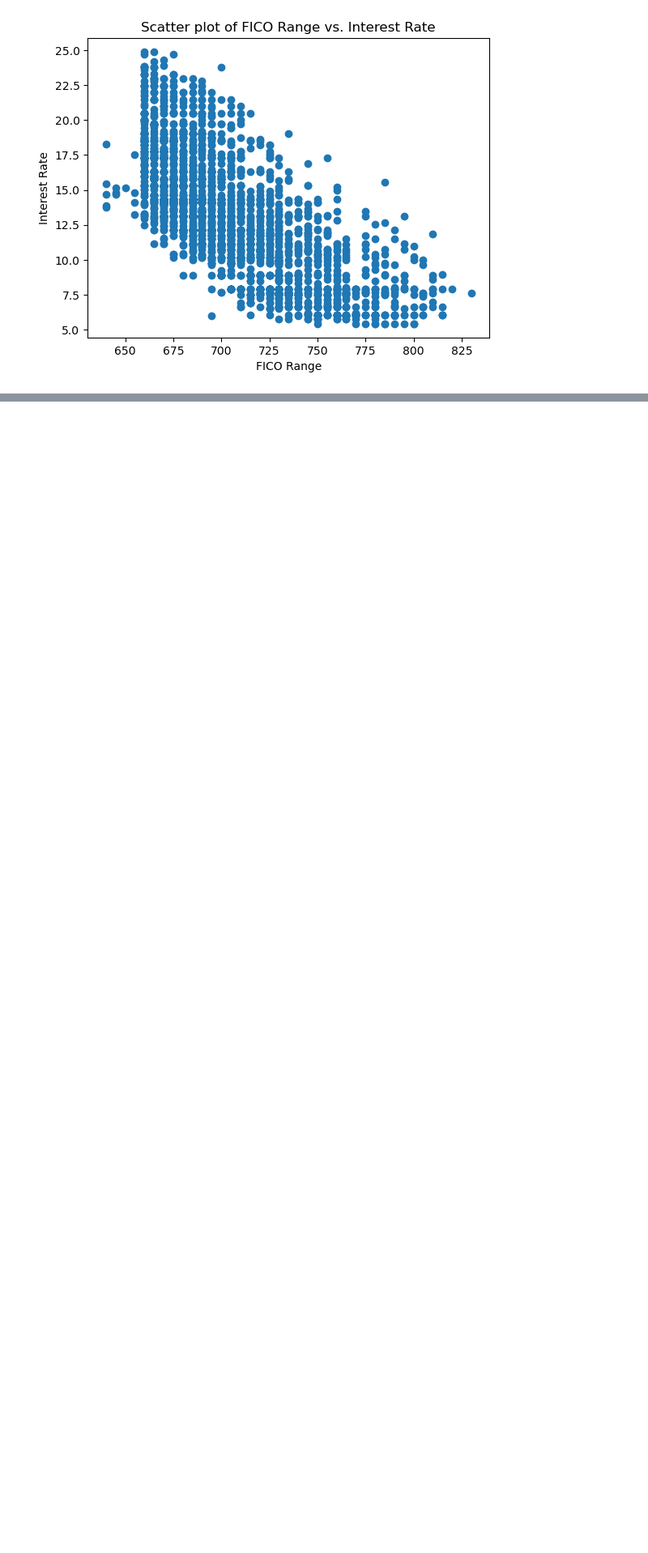
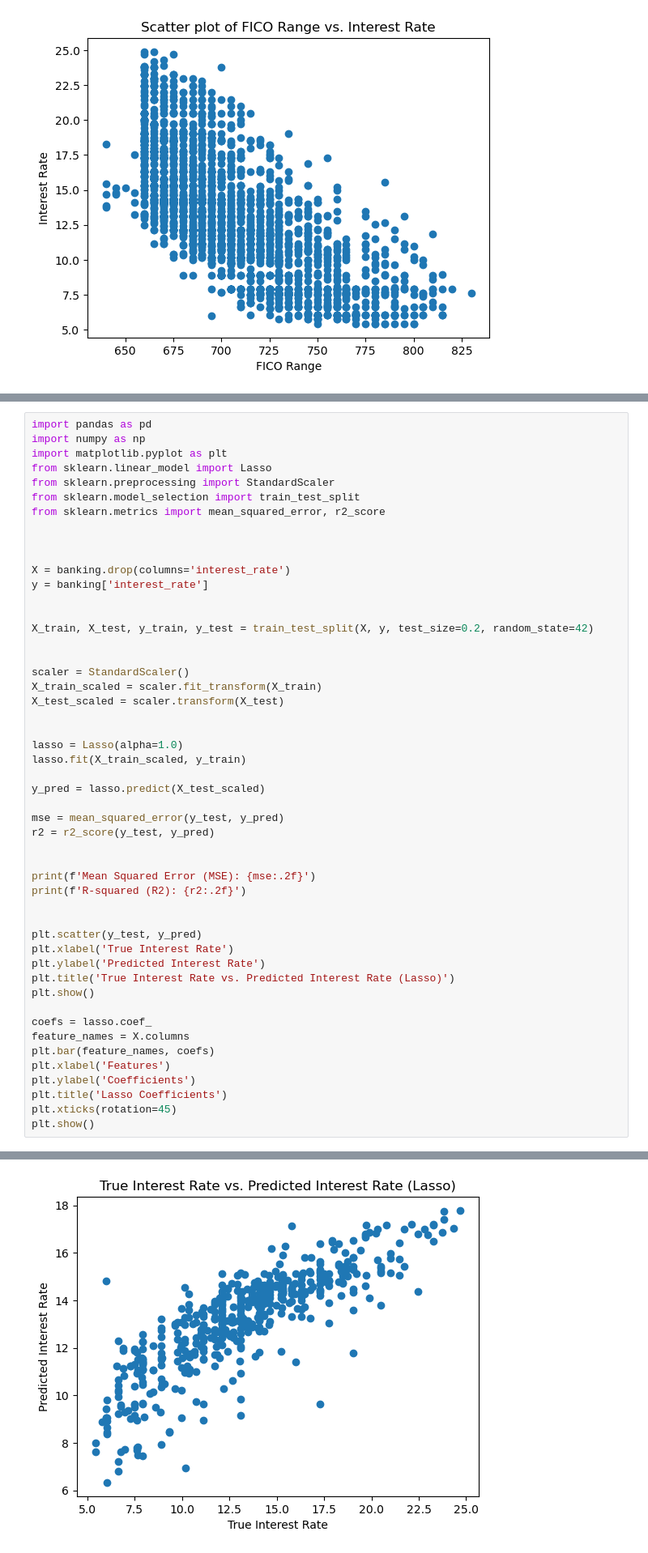
Before and after one commit to DocYoungblood/linear_regression_case_study, a Jupyter notebook: jj.ipynb, the cells around one changed output, grey strips where cells are left out. Shown at 81% size. Saved outputs shown, nothing was run; the diff lists cells and outputs as text; blank space fills up the shorter version.

Commit message:
experimenting with lasso method

```diff
--- a/jj.ipynb
+++ b/jj.ipynb
@@ -131,0 +173,51 @@ strong multicollinearity or other numerical problems.
+# %%
+import pandas as pd
+import numpy as np
+import matplotlib.pyplot as plt
+from sklearn.linear_model import Lasso
+from sklearn.preprocessing import StandardScaler
+from sklearn.model_selection import train_test_split
+from sklearn.metrics import mean_squared_error, r2_score
+
+
+
+X = banking.drop(columns='interest_rate')
+y = banking['interest_rate']
+
+
+X_train, X_test, y_train, y_test = train_test_split(X, y, test_size=0.2, random_state=42)
+
+
+scaler = StandardScaler()
+X_train_scaled = scaler.fit_transform(X_train)
+X_test_scaled = scaler.transform(X_test)
+
+
+lasso = Lasso(alpha=1.0)
+lasso.fit(X_train_scaled, y_train)
+
+y_pred = lasso.predict(X_test_scaled)
+
+mse = mean_squared_error(y_test, y_pred)
+r2 = r2_score(y_test, y_pred)
+
+
+print(f'Mean Squared Error (MSE): {mse:.2f}')
+print(f'R-squared (R2): {r2:.2f}')
+
+
+plt.scatter(y_test, y_pred)
+plt.xlabel('True Interest Rate')
+plt.ylabel('Predicted Interest Rate')
+plt.title('True Interest Rate vs. Predicted Interest Rate (Lasso)')
+plt.show()
+
+coefs = lasso.coef_
+feature_names = X.columns
+plt.bar(feature_names, coefs)
+plt.xlabel('Features')
+plt.ylabel('Coefficients')
+plt.title('Lasso Coefficients')
+plt.xticks(rotation=45)
+plt.show()
+# %% [output]
@@ -131,0 +226 @@ strong multicollinearity or other numerical problems.
+[figure, added]
```
Also changed, not shown: parts of 5 cells of this notebook.
